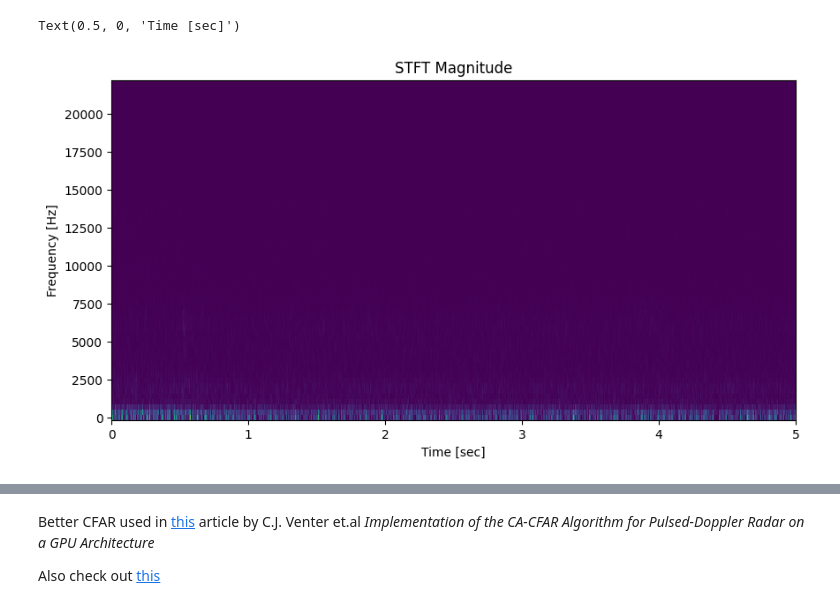
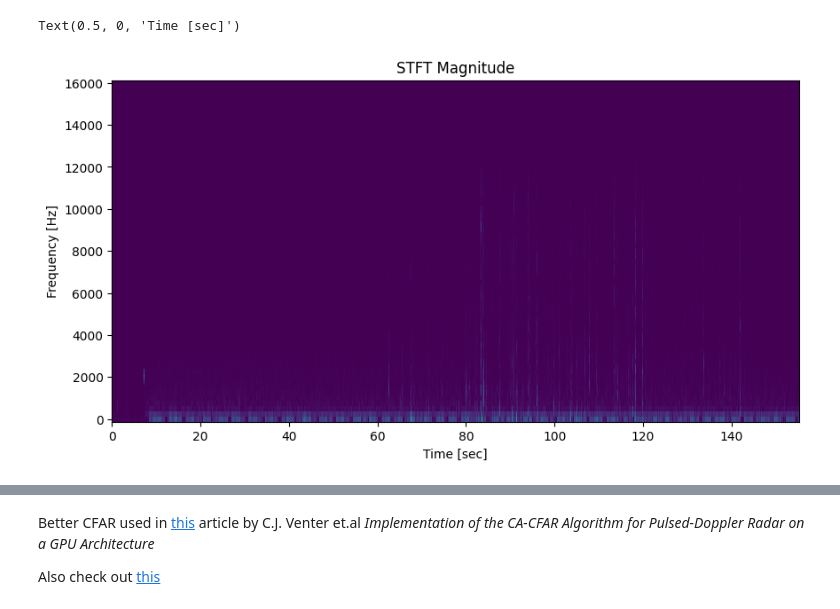
Before and after one commit to ahll19/popcorn_detection, a Jupyter notebook: cfar.ipynb, the cells around one changed output, grey strips where cells are left out. Drawn from its saved outputs; the diff is of its cells as text; code cells hidden in the pictures.

```diff
--- a/cfar.ipynb
+++ b/cfar.ipynb
@@ -5,26 +5,21 @@ import pandas as pd
 import scipy.signal as signal
 # %%
 import audio2numpy as a2n
-x,sr=a2n.audio_from_file("data/yt_1.mp3")
+x,sr=a2n.audio_from_file("data/own.mp3")
 
-x_l, x_r = x[:,0], x[:,1]
-
-x_l /= np.max(np.abs(x_l))
+x /= np.max(np.abs(x))
 
 nperseg = 128
-t = np.arange(len(x_l)) / sr
+t = np.arange(len(x)) / sr
 # %%
-f_no_filt, t_no_filt, zxx = signal.stft(x_l, sr, nperseg=nperseg)
+f_no_filt, t_no_filt, zxx = signal.stft(x, sr, nperseg=nperseg)
 df = pd.DataFrame(np.abs(zxx), columns=t_no_filt, index=f_no_filt)
 # %%
-time_before_pop = 5.0
-df_before_pop = df[df.columns[df.columns < time_before_pop]]
-
 fig, ax = plt.subplots(figsize=(10, 5))
-ax.pcolormesh(df_before_pop.columns, df_before_pop.index, df_before_pop)
+ax.pcolormesh(df.columns, df.index, df)
 ax.set_title('STFT Magnitude')
 ax.set_ylabel('Frequency [Hz]')
 ax.set_xlabel('Time [sec]')
 # %% [output]
 Text(0.5, 0, 'Time [sec]')
-[figure, old version]
+[figure, new version]
```
Also changed, not shown: parts of 10 cells of this notebook, 4 other files.
